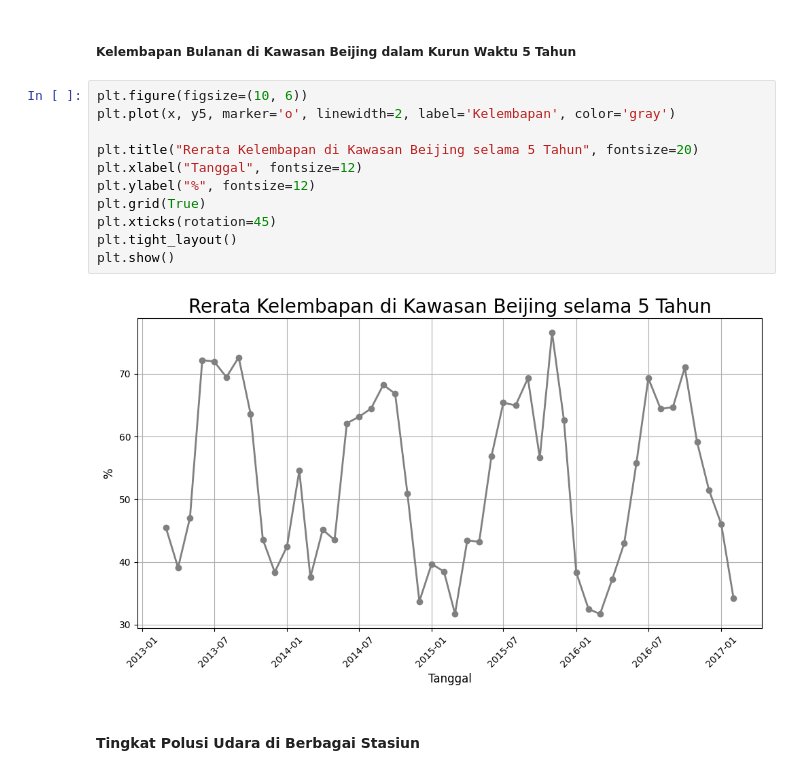
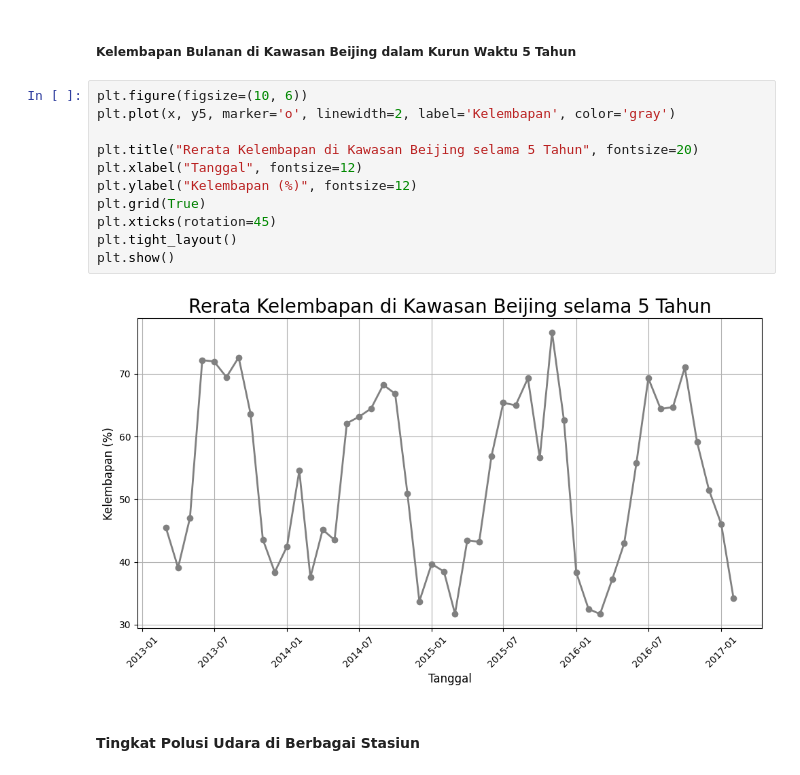
Before and after one commit to QaruzDin/Air-quality-dataset, a Jupyter notebook: Submission/notebook.ipynb, the cells around one changed output. Drawn from its saved outputs; the diff is of its cells as text.

```diff
--- a/Submission/notebook.ipynb
+++ b/Submission/notebook.ipynb
@@ -1132,15 +1169,15 @@ plt.show()
 # %%
 plt.figure(figsize=(10, 6))
 plt.plot(x, y5, marker='o', linewidth=2, label='Kelembapan', color='gray')
 
 plt.title("Rerata Kelembapan di Kawasan Beijing selama 5 Tahun", fontsize=20)
 plt.xlabel("Tanggal", fontsize=12)
-plt.ylabel("%", fontsize=12)
+plt.ylabel("Kelembapan (%)", fontsize=12)
 plt.grid(True)
 plt.xticks(rotation=45)
 plt.tight_layout()
 plt.show()
 # %% [output]
-[figure, old version]
+[figure, new version]
 # %% [markdown]
 #### Tingkat Polusi Udara di Berbagai Stasiun
```
Also changed, not shown: parts of 16 cells of this notebook.
